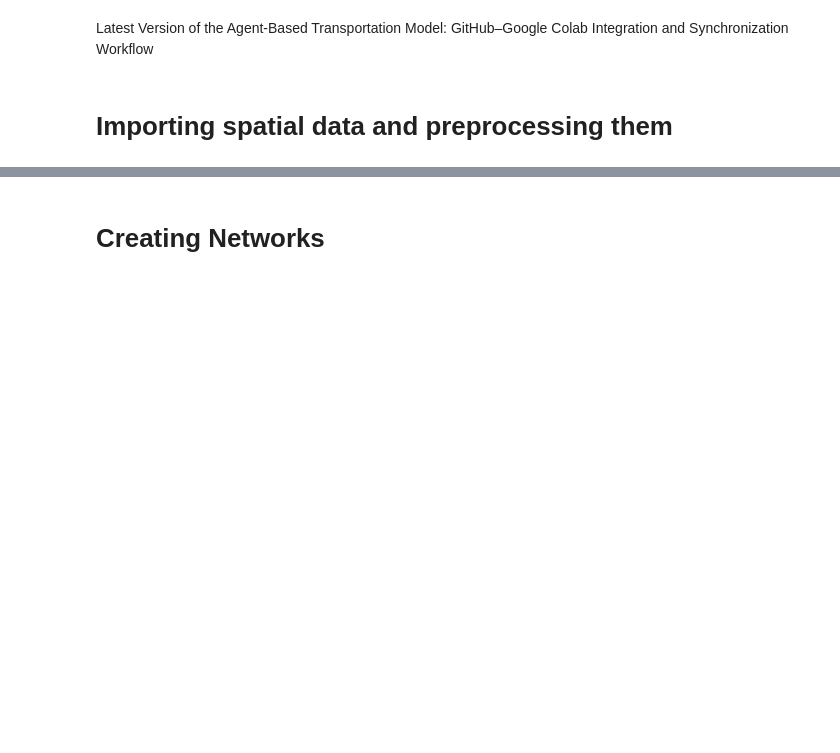
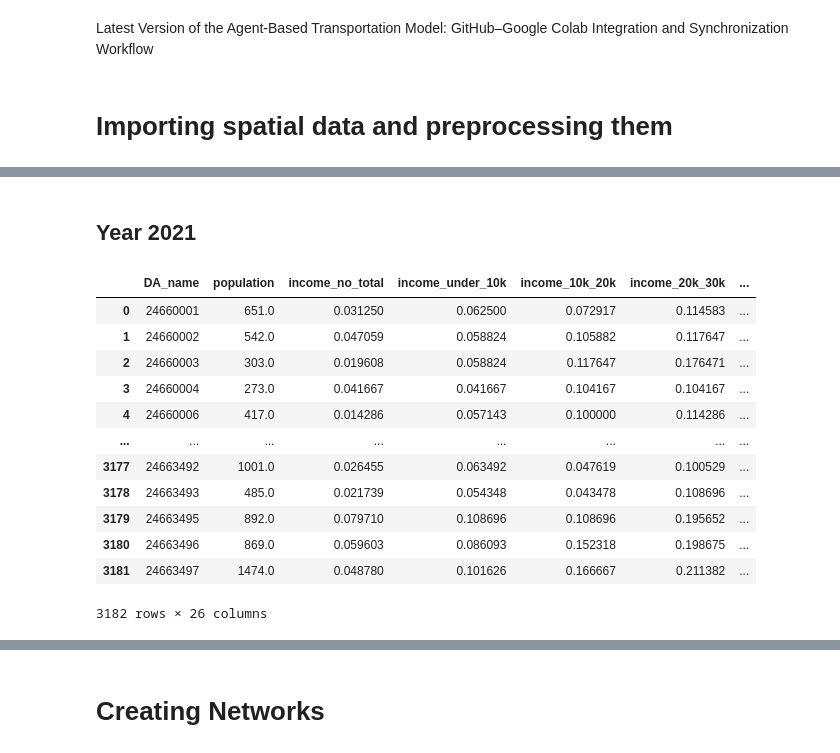
Before and after one commit to projet-virage/ActiveTransportation, a Jupyter notebook: EnvironmentalBuilt_MostEfficientVersion.ipynb, the cells around one changed output, grey strips where cells are left out. Saved outputs shown, nothing was run; the diff lists cells and outputs as text; code cells hidden in the pictures; blank space fills up the shorter version.

```diff
--- a/EnvironmentalBuilt_MostEfficientVersion.ipynb
+++ b/EnvironmentalBuilt_MostEfficientVersion.ipynb
@@ -43 +227,80 @@ Mounted at /content/drive
+# %% [markdown]
+## Year 2021
+# %%
+# Importing Census Data
+df = pd.read_csv(os.path.join(data_path, "Census_data.csv")).iloc[1:,:]
+gender = pd.read_csv(os.path.join(data_path, "Gender.csv")).drop(columns=['Population']).dropna().reset_index(drop=True)
+gender[['Male',	'Female']] = gender[['Male',	'Female']].apply(lambda x: x/(gender['Male'] + gender['Female']))
+
+df_census_data = df.rename(columns={
+    "COL0": "DA_name",
+    "COL1": "population",
+    "COL2": "age_15_64",
+    "COL3": "income_no_total",
+    "COL4": "income_under_10k",
+    "COL5": "income_10k_20k",
+    "COL6": "income_20k_30k",
+    "COL7": "income_30k_40k",
+    "COL8": "income_40k_50k",
+    "COL9": "income_50k_60k",
+    "COL10": "income_60k_70k",
+    "COL11": "income_70k_80k",
+    "COL12": "income_80k_90k",
+    "COL13": "income_90k_100k",
+    "COL15": "income_100k_150k",
+    "COL16": "income_150k_plus",
+    "COL17": "Car",
+    "COL18": "Transit",
+    "COL19": "Walk",
+    "COL20": "Bike",
+    "COL21": "Commute_other",
+    "COL22": "commute_time_less_15",
+    "COL23": "commute_time_15_30",
+    "COL24": "commute_time_30_45",
+    "COL25": "commute_time_45_60",
+    "COL26": "commute_time_more_60"
+})
+
+
+df_census_data.drop(columns = "COL14", inplace = True)
+df_census_data.dropna(inplace=True)
+
+df_census_data['All_modes'] = df_census_data['Car'] + df_census_data['Transit'] + df_census_data['Walk'] + df_census_data['Bike']
+
+df_census_data["Pop_with_income"] = df_census_data[['income_no_total', 'income_under_10k', 'income_10k_20k', "income_20k_30k", "income_30k_40k", "income_40k_50k","income_50k_60k",
+                        "income_60k_70k", "income_70k_80k", "income_80k_90k", "income_90k_100k", "income_100k_150k", "income_150k_plus"]].sum(axis= 1)
+
+# Percentage of each group
+df_census_data[['income_no_total', 'income_under_10k', 'income_10k_20k', "income_20k_30k", "income_30k_40k", "income_40k_50k","income_50k_60k",
+                        "income_60k_70k", "income_70k_80k", "income_80k_90k", "income_90k_100k", "income_100k_150k", "income_150k_plus"]]= df_census_data[['income_no_total', 'income_under_10k', 'income_10k_20k', "income_20k_30k", "income_30k_40k", "income_40k_50k","income_50k_60k",
+                        "income_60k_70k", "income_70k_80k", "income_80k_90k", "income_90k_100k", "income_100k_150k", "income_150k_plus"]].apply(lambda x: x/df_census_data["Pop_with_income"])
+
+
+df_census_data["income_no_total"] = 1 - df_census_data[['income_under_10k', 'income_10k_20k', "income_20k_30k", "income_30k_40k", "income_40k_50k","income_50k_60k",
+                        "income_60k_70k", "income_70k_80k", "income_80k_90k", "income_90k_100k", "income_100k_150k", "income_150k_plus"]].sum(axis= 1)
+
+
+df_census_data['commute_time_15_30'] = df_census_data['commute_time_less_15'] + df_census_data['commute_time_15_30']
+df_census_data['Total_commuters'] = df_census_data['commute_time_15_30'] + df_census_data['commute_time_30_45'] + df_census_data['commute_time_45_60'] + df_census_data['commute_time_more_60']
+df_census_data[['commute_time_15_30', 'commute_time_30_45', 'commute_time_45_60', 'commute_time_more_60']] = df_census_data[['commute_time_15_30', 'commute_time_30_45', 'commute_time_45_60', 'commute_time_more_60']].apply(lambda x: x/df_census_data["Total_commuters"])
+
+df_census_data['commute_time_15_30'] = 1 - (df_census_data['commute_time_30_45'] + df_census_data['commute_time_45_60'] + df_census_data['commute_time_more_60'])
+df_census_data.drop(columns=['Total_commuters','commute_time_less_15', "age_15_64","Commute_other", "Pop_with_income"], inplace=True)
+
+Census_2021_df = pd.merge(df_census_data, gender, how="left", on="DA_name")
+Census_2021_df
+# %% [output]
+|  | DA_name | population | income_no_total | income_under_10k | income_10k_20k | income_20k_30k | ... |
+| 0 | 24660001 | 651.0 | 0.031250 | 0.062500 | 0.072917 | 0.114583 | ... |
+| 1 | 24660002 | 542.0 | 0.047059 | 0.058824 | 0.105882 | 0.117647 | ... |
+| 2 | 24660003 | 303.0 | 0.019608 | 0.058824 | 0.117647 | 0.176471 | ... |
+| 3 | 24660004 | 273.0 | 0.041667 | 0.041667 | 0.104167 | 0.104167 | ... |
+| 4 | 24660006 | 417.0 | 0.014286 | 0.057143 | 0.100000 | 0.114286 | ... |
+| ... | ... | ... | ... | ... | ... | ... | ... |
+| 3177 | 24663492 | 1001.0 | 0.026455 | 0.063492 | 0.047619 | 0.100529 | ... |
+| 3178 | 24663493 | 485.0 | 0.021739 | 0.054348 | 0.043478 | 0.108696 | ... |
+| 3179 | 24663495 | 892.0 | 0.079710 | 0.108696 | 0.108696 | 0.195652 | ... |
+| 3180 | 24663496 | 869.0 | 0.059603 | 0.086093 | 0.152318 | 0.198675 | ... |
+| 3181 | 24663497 | 1474.0 | 0.048780 | 0.101626 | 0.166667 | 0.211382 | ... |
+3182 rows × 26 columns
 # %%
```
Also changed, not shown: parts of 13 cells of this notebook.
